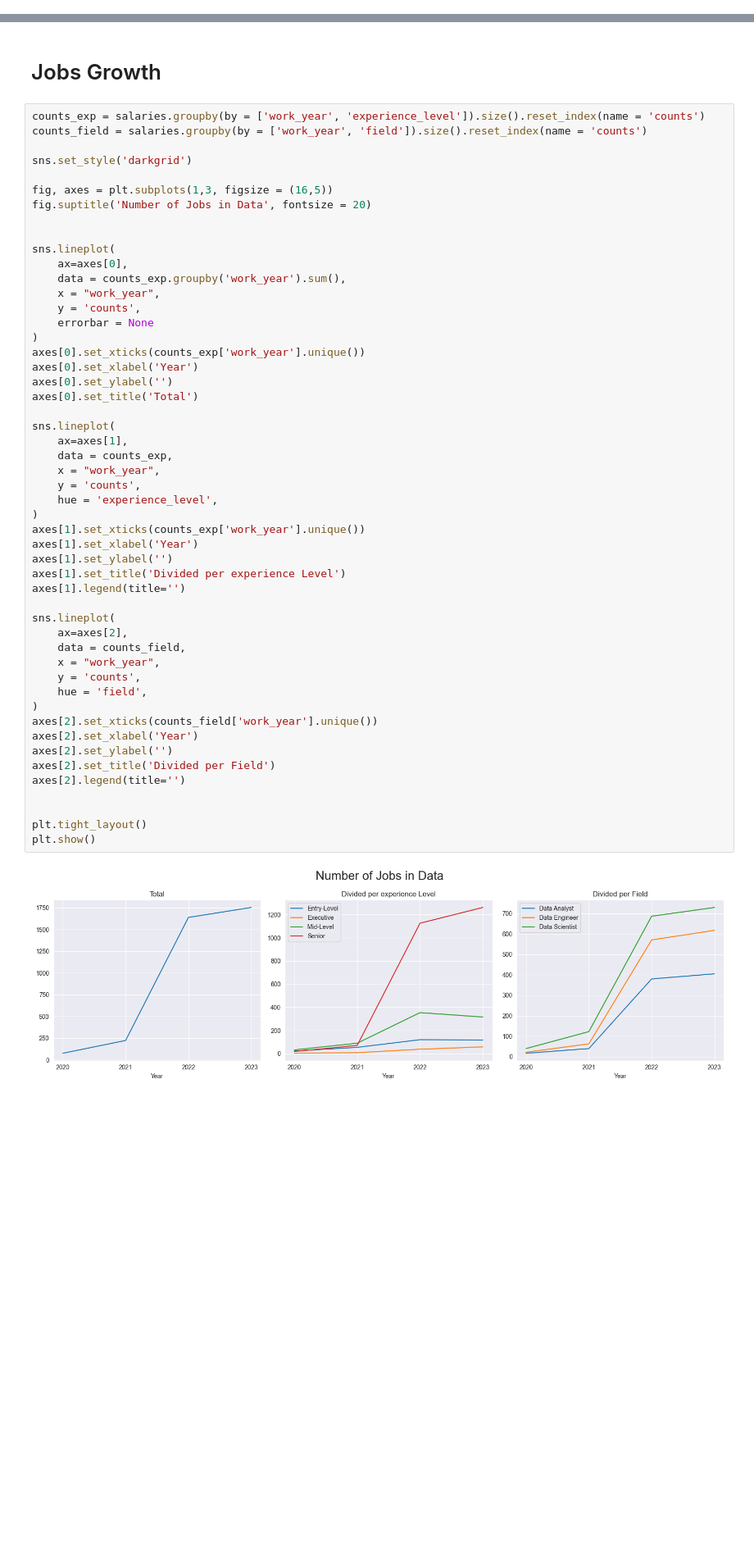
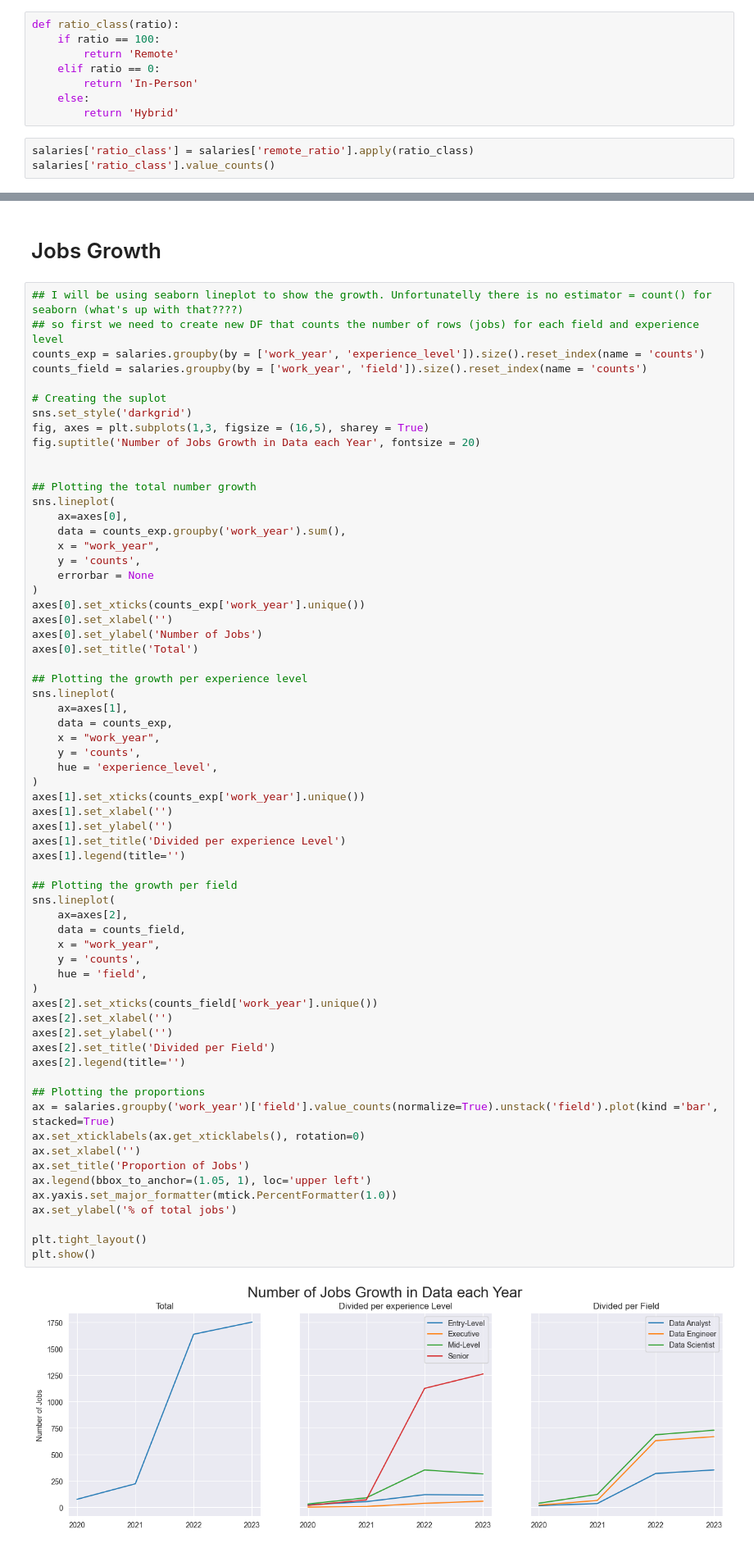
Before and after one commit to LucasGalanti/kaggle_data_science_salaries, a Jupyter notebook: ds_salaries.ipynb, the cells around one changed output, grey strips where cells are left out. Shown: that part at 82% size. Saved outputs shown, nothing was run; the diff lists cells and outputs as text; blank space fills up the shorter version.

Commit message:
finish first publish version

```diff
--- a/ds_salaries.ipynb
+++ b/ds_salaries.ipynb
@@ -148,0 +220,11 @@ salaries = salaries[salaries['field']!='Other']
+# %%
+def ratio_class(ratio):
+    if ratio == 100:
+        return 'Remote'
+    elif ratio == 0:
+        return 'In-Person'
+    else:
+        return 'Hybrid'
+# %%
+salaries['ratio_class'] = salaries['remote_ratio'].apply(ratio_class)
+salaries['ratio_class'].value_counts()
@@ -149,15 +242,18 @@ salaries = salaries[salaries['field']!='Other']
 # %% [markdown]
 # Jobs Growth
 # %%
+## I will be using seaborn lineplot to show the growth. Unfortunatelly there is no estimator = count() for seaborn (what's up with that????)
+## so first we need to create new DF that counts the number of rows (jobs) for each field and experience level
 counts_exp = salaries.groupby(by = ['work_year', 'experience_level']).size().reset_index(name = 'counts')
 counts_field = salaries.groupby(by = ['work_year', 'field']).size().reset_index(name = 'counts')
 
+# Creating the suplot
 sns.set_style('darkgrid')
-
-fig, axes = plt.subplots(1,3, figsize = (16,5))
-fig.suptitle('Number of Jobs in Data', fontsize = 20)
+fig, axes = plt.subplots(1,3, figsize = (16,5), sharey = True)
+fig.suptitle('Number of Jobs Growth in Data each Year', fontsize = 20)
 
 
+## Plotting the total number growth
 sns.lineplot(
     ax=axes[0],
     data = counts_exp.groupby('work_year').sum(),
@@ -166,38 +262,48 @@ sns.lineplot(
     errorbar = None
 )
 axes[0].set_xticks(counts_exp['work_year'].unique())
-axes[0].set_xlabel('Year')
-axes[0].set_ylabel('')
+axes[0].set_xlabel('')
+axes[0].set_ylabel('Number of Jobs')
 axes[0].set_title('Total')
 
+## Plotting the growth per experience level
 sns.lineplot(
     ax=axes[1],
     data = counts_exp,
     x = "work_year",
     y = 'counts',
     hue = 'experience_level',
 )
 axes[1].set_xticks(counts_exp['work_year'].unique())
-axes[1].set_xlabel('Year')
+axes[1].set_xlabel('')
 axes[1].set_ylabel('')
 axes[1].set_title('Divided per experience Level')
 axes[1].legend(title='')
 
+## Plotting the growth per field
 sns.lineplot(
     ax=axes[2],
     data = counts_field,
     x = "work_year",
     y = 'counts',
     hue = 'field',
 )
 axes[2].set_xticks(counts_field['work_year'].unique())
-axes[2].set_xlabel('Year')
+axes[2].set_xlabel('')
 axes[2].set_ylabel('')
 axes[2].set_title('Divided per Field')
 axes[2].legend(title='')
 
+## Plotting the proportions
+ax = salaries.groupby('work_year')['field'].value_counts(normalize=True).unstack('field').plot(kind ='bar', stacked=True)
+ax.set_xticklabels(ax.get_xticklabels(), rotation=0)
+ax.set_xlabel('')
+ax.set_title('Proportion of Jobs')
+ax.legend(bbox_to_anchor=(1.05, 1), loc='upper left')
+ax.yaxis.set_major_formatter(mtick.PercentFormatter(1.0))
+ax.set_ylabel('% of total jobs')
 
 plt.tight_layout()
 plt.show()
 # %% [output]
-[figure, old version]
+[figure, new version]
```
Also changed, not shown: parts of 31 cells of this notebook.
